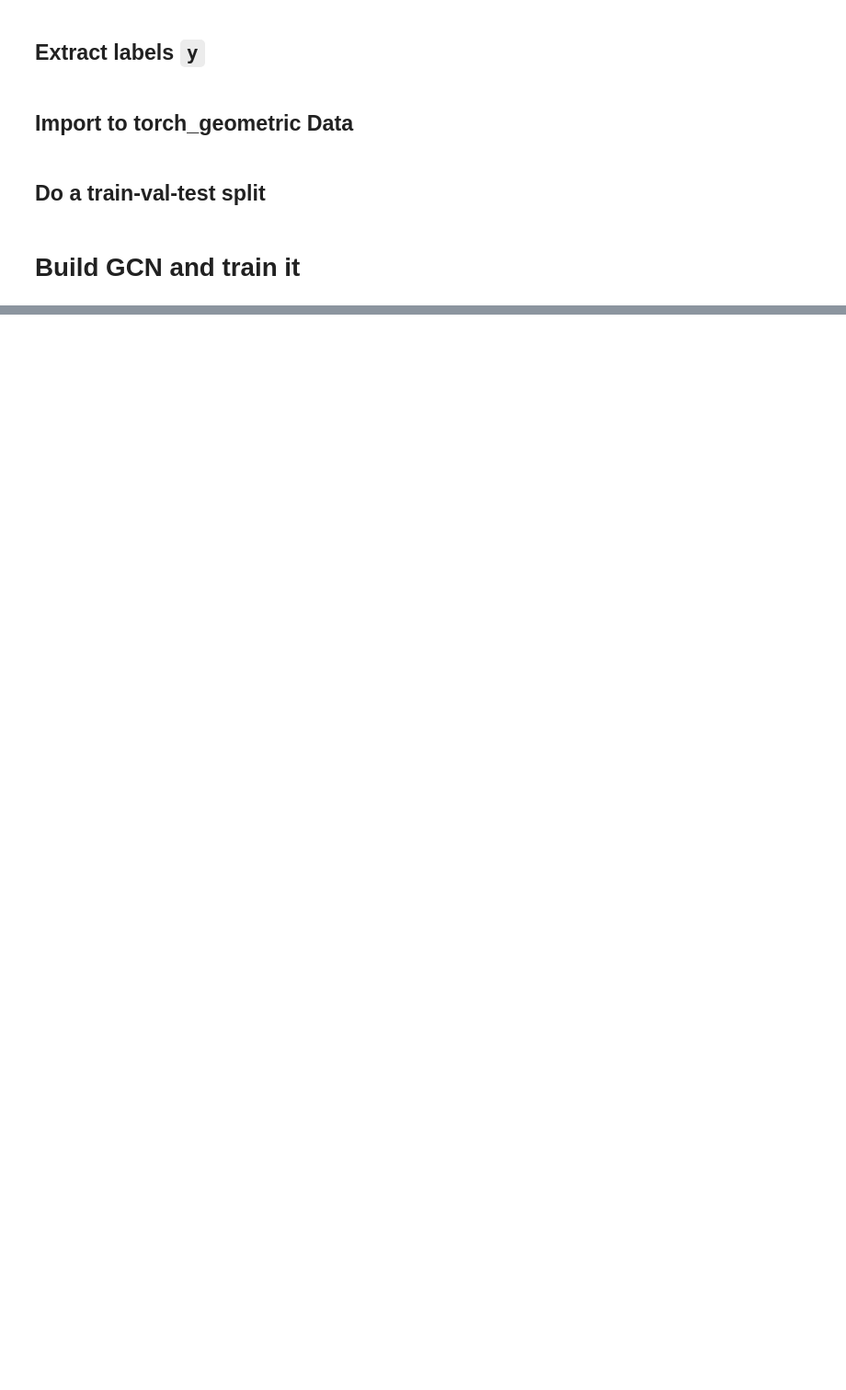
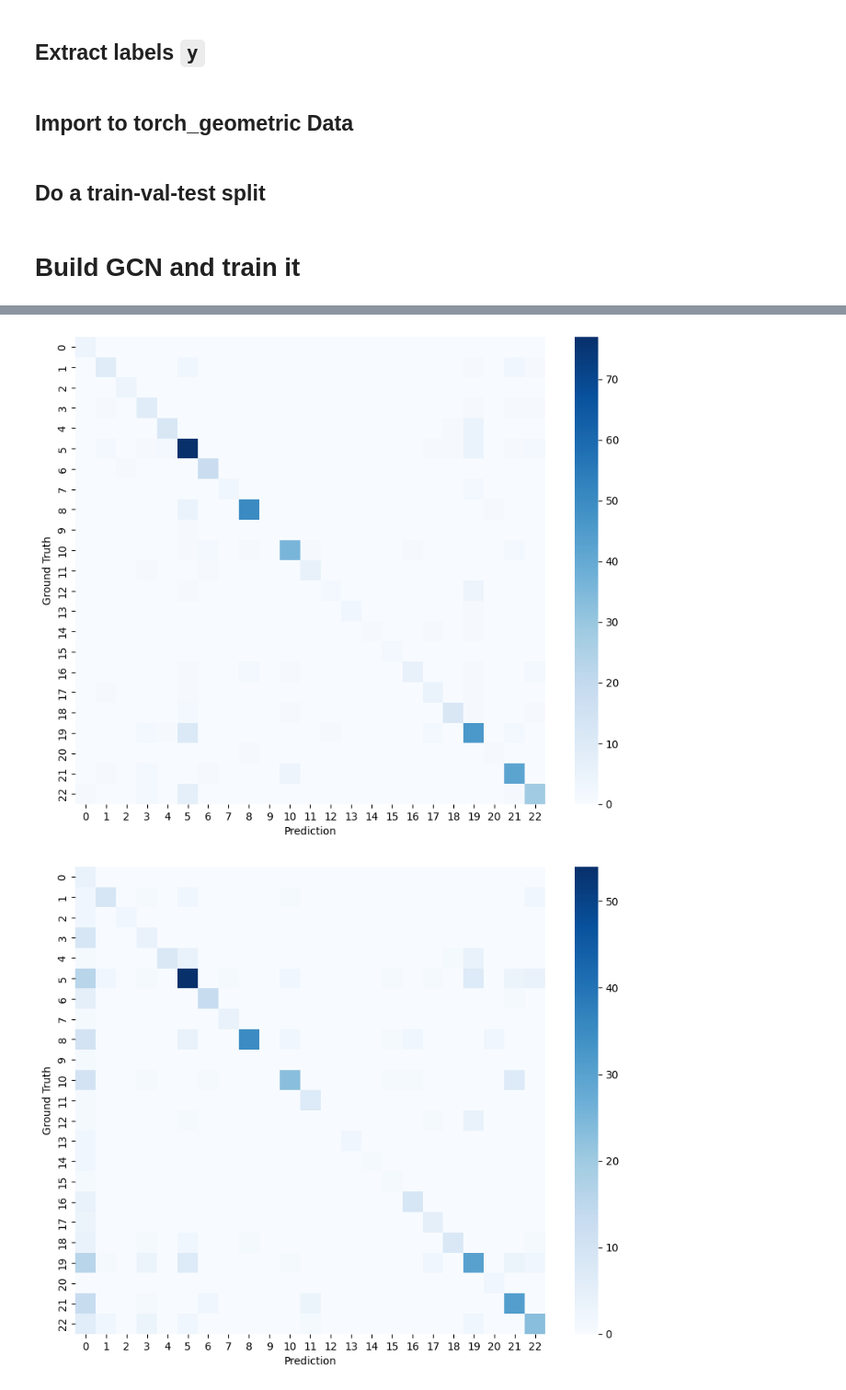
Before and after one commit to Acomage/PRLab2, a Jupyter notebook: graph_nn/GCN.ipynb, the cells around one changed output, grey strips where cells are left out. Shown at 92% size. Cells and saved outputs as stored; diff of their text form; code cells hidden in the pictures; blank space fills up the shorter version.

```diff
--- a/graph_nn/GCN.ipynb
+++ b/graph_nn/GCN.ipynb
@@ -184,0 +387,29 @@ Epoch: 990, Loss: 0.0014, Accuracy:  99.97%
+# %%
+# get y_pred
+y_pred_gnn = z.argmax(dim=1)
+
+# plot confusion matrix
+from sklearn.metrics import confusion_matrix
+import seaborn as sns
+import pandas as pd
+import matplotlib.pyplot as plt
+
+cm = confusion_matrix(data.y[data.test_mask], y_pred_gnn[data.test_mask])
+plt.figure(figsize=(10, 8))
+sns.heatmap(cm, fmt="d", cmap="Blues")
+plt.xlabel("Prediction")
+plt.ylabel("Ground Truth")
+plt.savefig("fig/confusion_matrix_gnn.pdf", dpi = 300)
+plt.show()
+
+
+cm = confusion_matrix(data.y[data.test_mask], y_pred[data.test_mask])
+plt.figure(figsize=(10, 8))
+sns.heatmap(cm, fmt="d", cmap="Blues")
+plt.xlabel("Prediction")
+plt.ylabel("Ground Truth")
+plt.savefig("fig/confusion_matrix_baseline.pdf", dpi = 300)
+plt.show()
+# %% [output]
+[figure, added]
+[figure, added]
```
Also changed, not shown: parts of 7 cells of this notebook, 6 other files.
